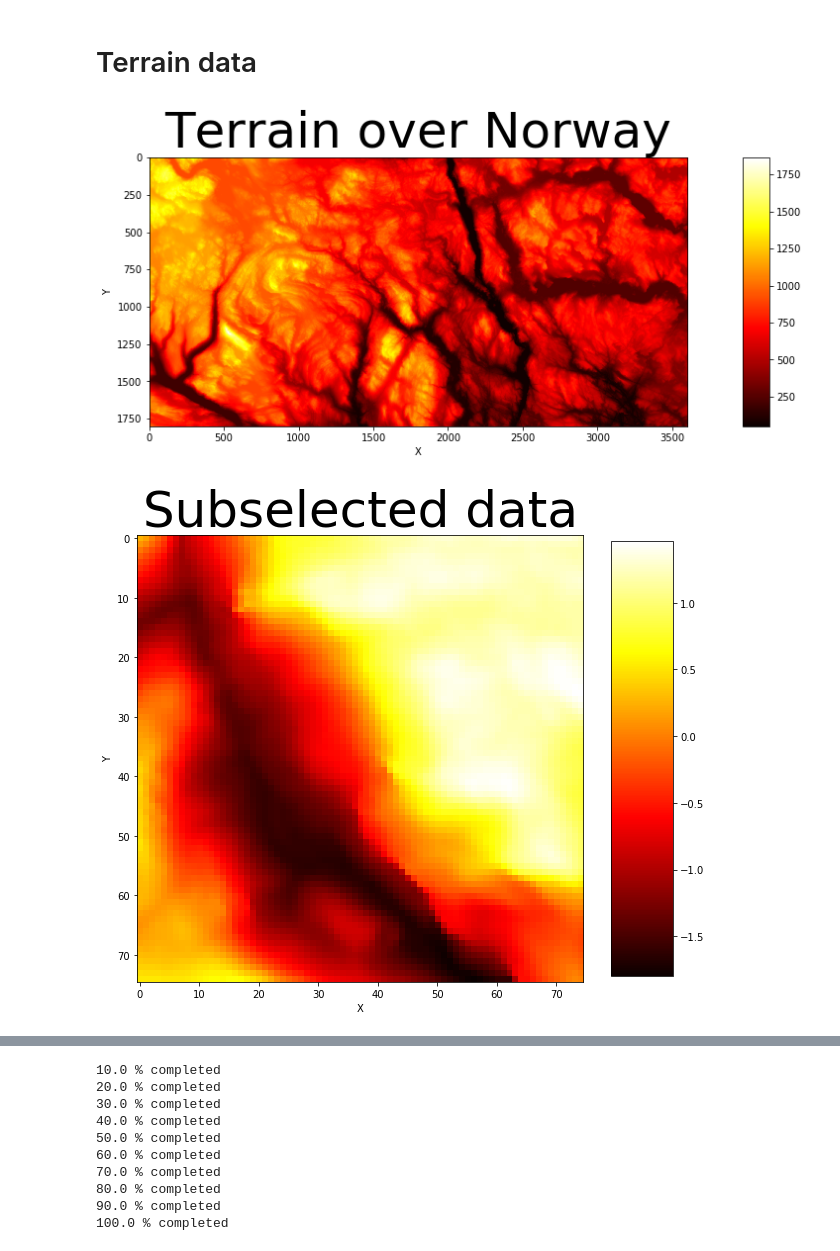
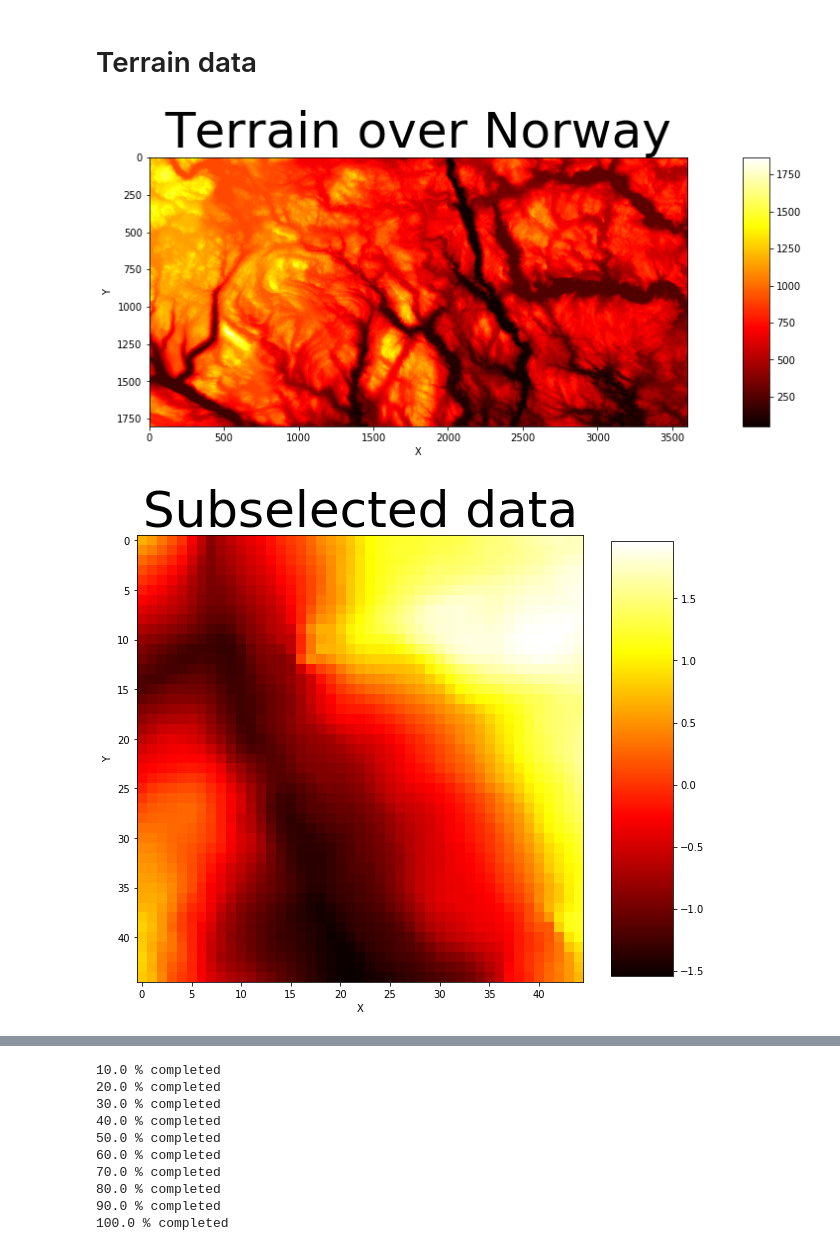
Before and after one commit to VemundST/Project1, a Jupyter notebook: main.ipynb, the cells around one changed output, grey strips where cells are left out. Cells and saved outputs as stored; diff of their text form; code cells hidden in the pictures.

```diff
--- a/main.ipynb
+++ b/main.ipynb
@@ -976,6 +982,8 @@ plt.show()
 # subselecting the data, normalizing, creating x and y
 #terrain_n = terrain_data[250:500,1000:1250]
 terrain_n = terrain_data[1400:1475,750:825]
+terrain_n = terrain_data[1400:1445,750:795]
+
 terrain_norm = (terrain_n-np.mean(terrain_n))/np.std(terrain_n) #normalizing data
 terrain=terrain_norm
 nx,ny = terrain.shape
@@ -986,31 +994,31 @@ x_mesh, y_mesh  = np.meshgrid(x,y) #meshing data for plotting surface
 
 ########################### Plotting subselected data #############################
 fig, ax = plt.subplots(figsize=(10,10))
 plt.title('Subselected data', fontsize=50)
 figure=plt.imshow(terrain_norm.T, cmap='hot')
 plt.xlabel('X')
 plt.ylabel('Y')
 fig.colorbar(figure, shrink=0.8, aspect=7)
 plt.show()
 
 
 
 
 ########################### Surface Plot #############################
 fig         = plt.figure(figsize=(14,10))
 ax          = fig.gca(projection='3d')
 surf        = ax.plot_surface(x_mesh, y_mesh, terrain, cmap=cm.coolwarm, linewidth=0, antialiased=False)
 # Customize the z axis.
 #ax.set_zlim(-0.10, 1.40)
 ax.zaxis.set_major_locator(LinearLocator(10))
 ax.zaxis.set_major_formatter(FormatStrFormatter('%.02f'))
 ax.set_xlabel('X')
 ax.set_ylabel('Y')
 ax.set_zlabel('Z')
 ax.view_init(elev=40., azim=30)
 plt.title('Terrain data', fontsize=25, y=1.05)# Add a color bar which maps values to colors.
 fig.colorbar(surf, shrink=0.5, aspect=5)
 plt.show()
 # %% [output]
 [figure]
-[figure, old version]
+[figure, new version]
```
Also changed, not shown: parts of 47 cells of this notebook, 12 other files.
